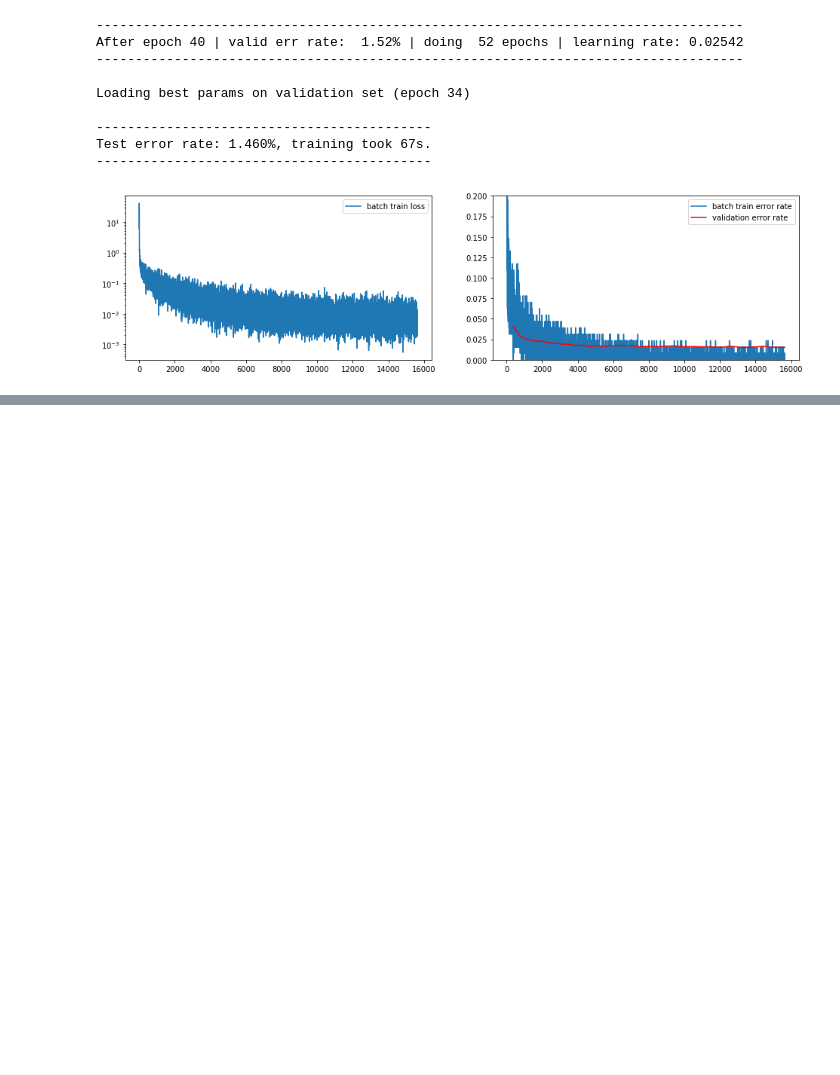
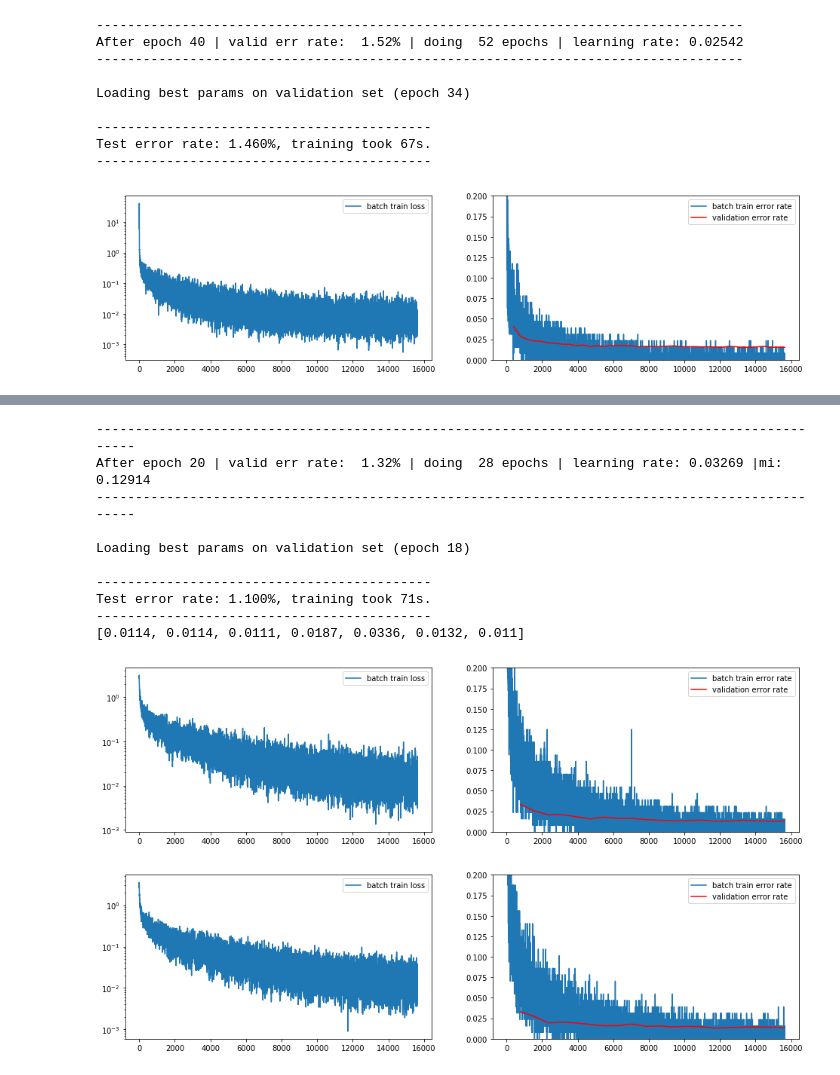
Before and after one commit to lekcyjna123/dl_uwr, a Jupyter notebook: Assignments/Assignment2.ipynb, the cells around one changed output, grey strips where cells are left out. Cells and saved outputs as stored; diff of their text form; code cells hidden in the pictures; blank space fills up the shorter version.

```diff
--- a/Assignments/Assignment2.ipynb
+++ b/Assignments/Assignment2.ipynb
@@ -217,17 +217,25 @@ class InMemDataLoader(object):
         sampler=None,
         batch_sampler=None,
         drop_last=False,
+        transformations=None,
+        multiplicationOfSet=1
     ):
         """A torch dataloader that fetches data from memory."""
-        batches = []
+        batches=[]
         for i in tqdm(range(len(dataset))):
             batch = [torch.tensor(t) for t in dataset[i]]
-            batches.append(batch)
+            for j in range(multiplicationOfSet):
+                if transformations is not None:
+                    batchTrans=transformations(batch[0])
+                    batches.append([batchTrans,batch[1]])
+                else:
+                    batches.append(batch)
         tensors = [torch.stack(ts) for ts in zip(*batches)]
         dataset = torch.utils.data.TensorDataset(*tensors)
         self.dataset = dataset
         self.batch_size = batch_size
         self.drop_last = drop_last
+        self.transformations=transformations
 
         if batch_sampler is not None:
             if batch_size > 1 or shuffle or sampler is not None or drop_last:
@@ -1087,0 +1147,68 @@ Test error rate: 1.460%, training took 67s.
+# %%
+
+def runTest():
+    class Model(nn.Module):
+        def __init__(self, *args, **kwargs):
+            super(Model, self).__init__()
+            self.layers = nn.Sequential(*args, **kwargs)
+
+        def forward(self, X):
+            X = X.view(X.size(0), -1)
+            return self.layers.forward(X)
+
+        def loss(self, Out, Targets):
+            return F.cross_entropy(Out, Targets)
+
+
+    model = Model(
+        nn.Linear(28 * 28, 1500),
+        nn.Dropout(p=0.25),
+        nn.ReLU(),
+        nn.Linear(1500,512),
+        nn.Dropout(p=0.15),
+        nn.ReLU(),
+        nn.Linear(512,256),
+        nn.Dropout(p=0.1),
+        nn.ReLU(),
+        nn.Linear(256,10)
+                 )
+
+    with torch.no_grad():
+        # Initialize parameters
+        for name, p in model.named_parameters():
+            if "weight" in name:
+                p.normal_(0, 1/np.sqrt(p.shape[0]*2))
+            elif "bias" in name:
+                p.zero_()
+            else:
+                raise ValueError('Unknown parameter name "%s"' % name)
+
+    # On GPU enabled devices set device='cuda' else set device='cpu'
+    t_start = time.time()
+    SGD(model, mnist_loaders, alpha=1e-1, max_num_epochs=20, device="cuda", epoch_timer_to_reset_alpha=3,
+        alpha_decay=0.83, mi=0.3, decay=0.0002, min_alpha=0.005, mi_decay=0.9, mi_start_dec_epoch=5,
+       mi_stop_dec_epoch=12)
+
+
+    test_err_rate = compute_error_rate(model, mnist_loaders["test"])
+    m = (
+        f"Test error rate: {test_err_rate * 100.0:.3f}%, "
+        f"training took {time.time() - t_start:.0f}s."
+    )
+    print("{0}\n{1}\n{0}".format("-" * len(m), m))
+    return test_err_rate
+result=[runTest() for i in range(7)]
+print(result)
+# %% [output]
+------------------------------------------------------------------------------------------------
+After epoch 20 | valid err rate:  1.32% | doing  28 epochs | learning rate: 0.03269 |mi: 0.12914
+------------------------------------------------------------------------------------------------
+
+Loading best params on validation set (epoch 18)
+
+-------------------------------------------
+Test error rate: 1.100%, training took 71s.
+-------------------------------------------
+[0.0114, 0.0114, 0.0111, 0.0187, 0.0336, 0.0132, 0.011]
+[figure, added]
+[figure, added]
```
Also changed, not shown: parts of 6 cells of this notebook, 1 other file.
